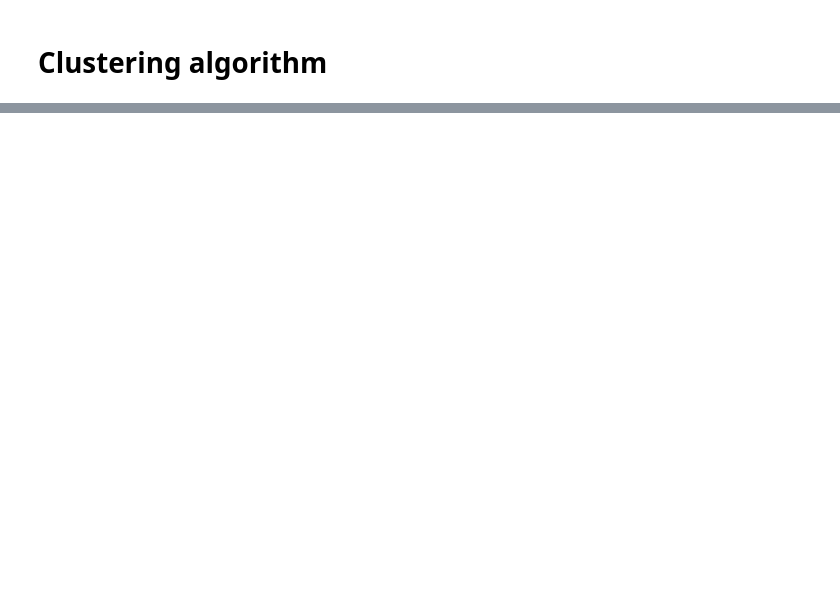
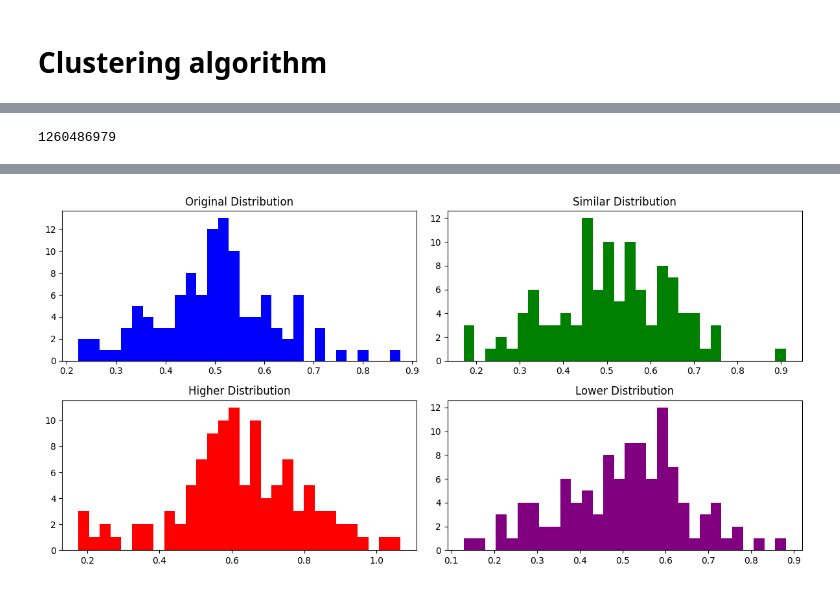
Before and after one commit to moe221/asa_ml_project, a Jupyter notebook: cpa_goals_ml/simulation_interactive/Keyword Analysis - Clustering.ipynb, the cells around one changed output, grey strips where cells are left out. Drawn from its saved outputs; the diff is of its cells as text; code cells hidden in the pictures; blank space fills up the shorter version.

```diff
--- a/cpa_goals_ml/simulation_interactive/Keyword Analysis - Clustering.ipynb
+++ b/cpa_goals_ml/simulation_interactive/Keyword Analysis - Clustering.ipynb
@@ -559,0 +383,3 @@ top_keywords_df.to_csv("top_keywords.csv")
+# %%
+df_clean = pd.read_csv("./data/clean_data_2023-05-01_2023-05-01.csv")
+df_clean.head()
@@ -559,0 +404,8 @@ top_keywords_df.to_csv("top_keywords.csv")
+# %%
+# Calculate the additional metrics
+data = df_clean.copy()
+
+data['cvr'] = data['installs'] / data['taps'].replace(0, 1)  # Avoid division by zero
+
+# Display the first few rows of the dataset with the new metrics
+data.head()
@@ -559,0 +436,4 @@ top_keywords_df.to_csv("top_keywords.csv")
+# %%
+df_clean[df_clean["keyword_id"]==1260718867]["campaign_id"].unique()[0]
+# %% [output]
+1260486979
@@ -559,0 +726,57 @@ top_keywords_df.to_csv("top_keywords.csv")
+# %%
+import numpy as np
+import matplotlib.pyplot as plt
+from scipy.stats import norm
+
+
+# Function to generate noisy distribution
+def generate_noisy_distribution(data):
+    noise = np.random.normal(0, 0.08, len(data))
+    noisy_distribution = data + noise
+
+    return noisy_distribution
+
+# Function to generate higher or lower distribution based on factor
+def generate_shifted_distribution(data, shift_factor):
+    noise = np.random.normal(0, 0.1, len(data))
+    max_shift = 1.0  # Limit the shift to prevent unrealistic values
+    shifted_distribution = data * shift_factor + np.clip(np.random.normal(0, 0.1), -max_shift, max_shift) + noise
+    shifted_distribution = np.maximum(
+            shifted_distribution, 0
+        )
+    return shifted_distribution
+
+
+factor = 1.2
+original_distribution = probability.hist_cpa
+
+print(original_distribution)
+# Generate shifted distributions based on the factor
+similar_distribution = generate_noisy_distribution(original_distribution)
+higher_distribution = generate_shifted_distribution(original_distribution, factor)
+lower_distribution = generate_shifted_distribution(original_distribution, 1/factor)
+
+# Plot all distributions
+plt.figure(figsize=(12, 6))
+
+plt.subplot(2, 2, 1)
+plt.hist(original_distribution, bins=30, color='blue')
+plt.title('Original Distribution')
+
+plt.subplot(2, 2, 2)
+plt.hist(similar_distribution, bins=30, color='green')
+plt.title('Similar Distribution')
+
+plt.subplot(2, 2, 3)
+plt.hist(higher_distribution, bins=30, color='red')
+plt.title('Higher Distribution')
+
+plt.subplot(2, 2, 4)
+plt.hist(lower_distribution, bins=30, color='purple')
+plt.title('Lower Distribution')
+
+plt.tight_layout()
+plt.show()
+
+factor = 0.1  # Factor for higher and lower distributions
+# %% [output]
@@ -559,0 +795 @@ top_keywords_df.to_csv("top_keywords.csv")
+[figure, added]
```
Also changed, not shown: parts of 73 cells of this notebook, 10 other files.
